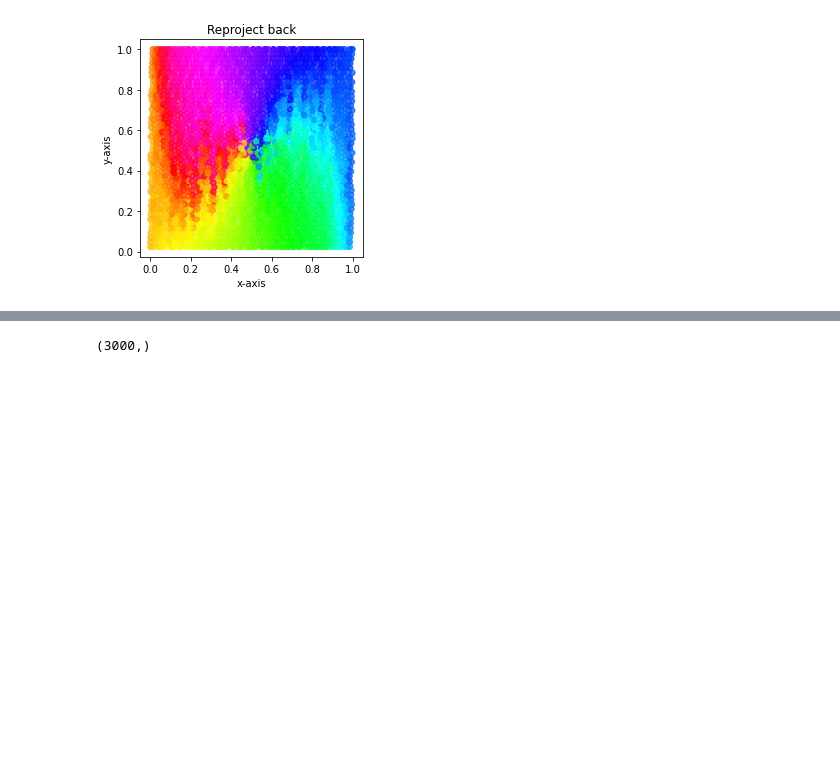
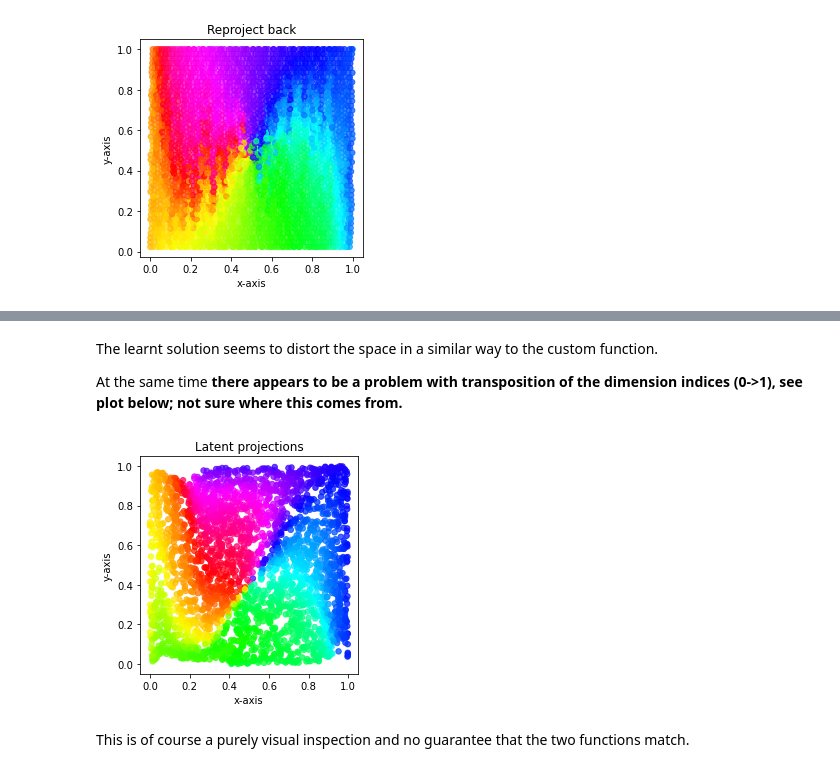
Before and after one commit to lgresele/independent-mechanism-analysis, a Jupyter notebook: 2_differentiable_darmois.ipynb, the cells around one changed output, grey strips where cells are left out. Saved outputs shown, nothing was run; the diff lists cells and outputs as text; code cells hidden in the pictures; blank space fills up the shorter version.

```diff
--- a/2_differentiable_darmois.ipynb
+++ b/2_differentiable_darmois.ipynb
@@ -117,4 +62,4 @@ from jax.experimental import stax, optimizers
 # %%
 rng, flow_rng = random.split(random.PRNGKey(0))
 input_dim = X.shape[1]
-num_epochs, batch_size = 400, 50
+num_epochs, batch_size = 500, 50
@@ -482,4 +363,15 @@ plt.show()
-# %%
-Y_[:,0].shape
-# %% [output]
-(3000,)
+# %% [markdown]
+The learnt solution seems to distort the space in a similar way to the custom function.
+
+At the same time **there appears to be a problem with transposition of the dimension indices (0->1), see plot below; not sure where this comes from.**
+# %%
+plt.scatter(Y_[:,1], Y_[:,0], c=colors, s=30, alpha=0.75, cmap='hsv')#cmap=cmocean.cm.phase)
+plt.xlabel('x-axis')
+plt.ylabel('y-axis')
+plt.title('Latent projections')
+plt.gca().set_aspect('equal', adjustable='box')
+plt.show()
+# %% [output]
+[figure, added]
+# %% [markdown]
+This is of course a purely visual inspection and no guarantee that the two functions match.
```
Also changed, not shown: parts of 63 cells of this notebook.
